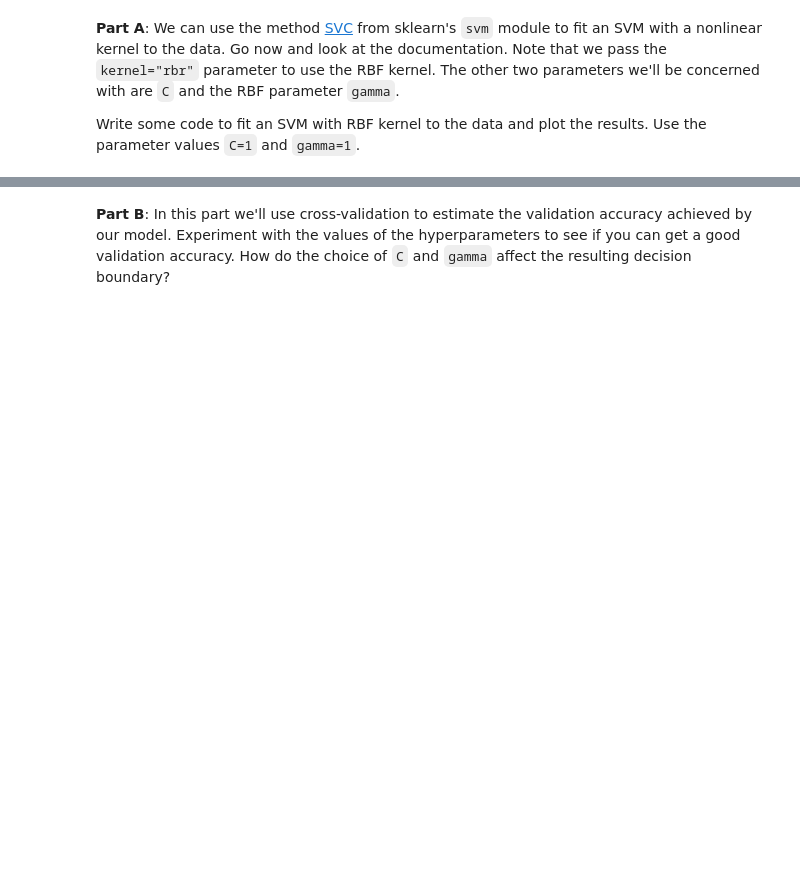
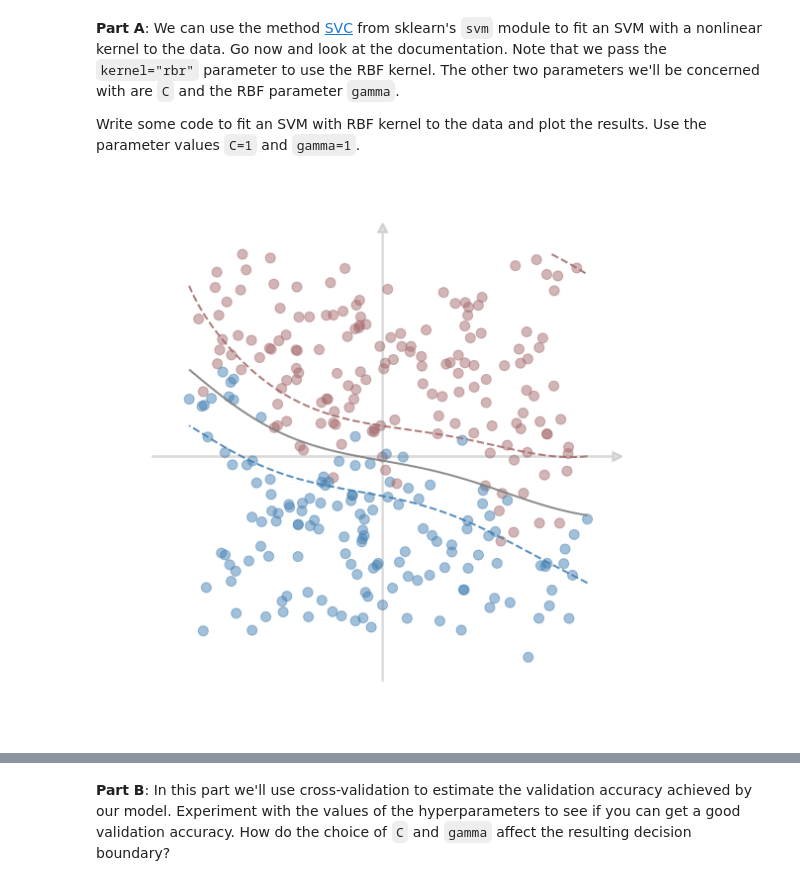
Before and after one commit to skhadem/CSCI-4622-Machine-Learning-fa20, a Jupyter notebook: in-class-notebooks/hands_on_SVM.ipynb, the cells around one changed output, grey strips where cells are left out. Cells and saved outputs as stored; diff of their text form; code cells hidden in the pictures; blank space fills up the shorter version.

```diff
--- a/in-class-notebooks/hands_on_SVM.ipynb
+++ b/in-class-notebooks/hands_on_SVM.ipynb
@@ -181,6 +205,8 @@ Write some code to fit an SVM with RBF kernel to the data and plot the results.
 # %%
 from sklearn.svm import SVC
 
-nlsvm = # TODO
-
+nlsvm = SVC(C=1, kernel='rbf', gamma=1)
+nlsvm.fit(X, y)
 nonlinear_plot(X, y, nlsvm)
+# %% [output]
+[figure, added]
```
Also changed, not shown: parts of 12 cells of this notebook.
